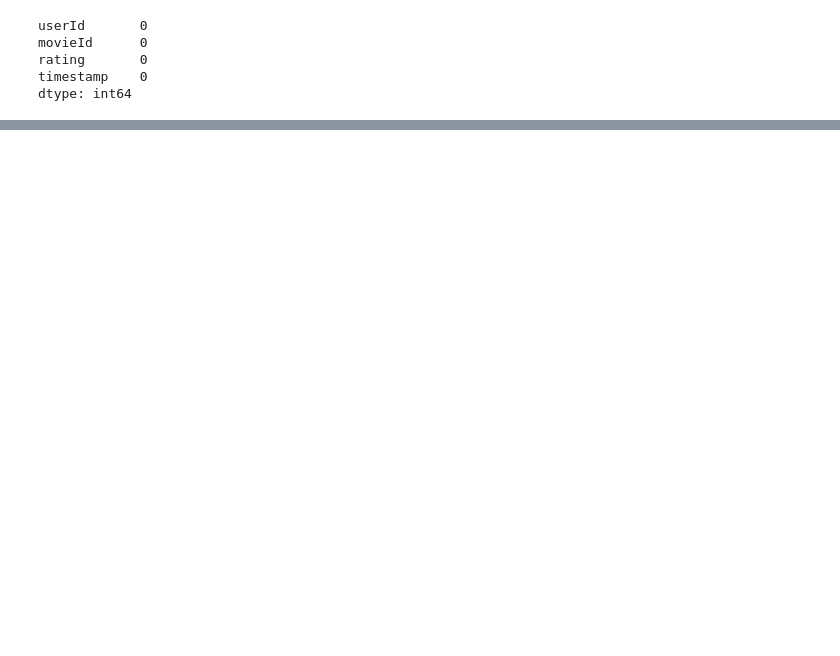
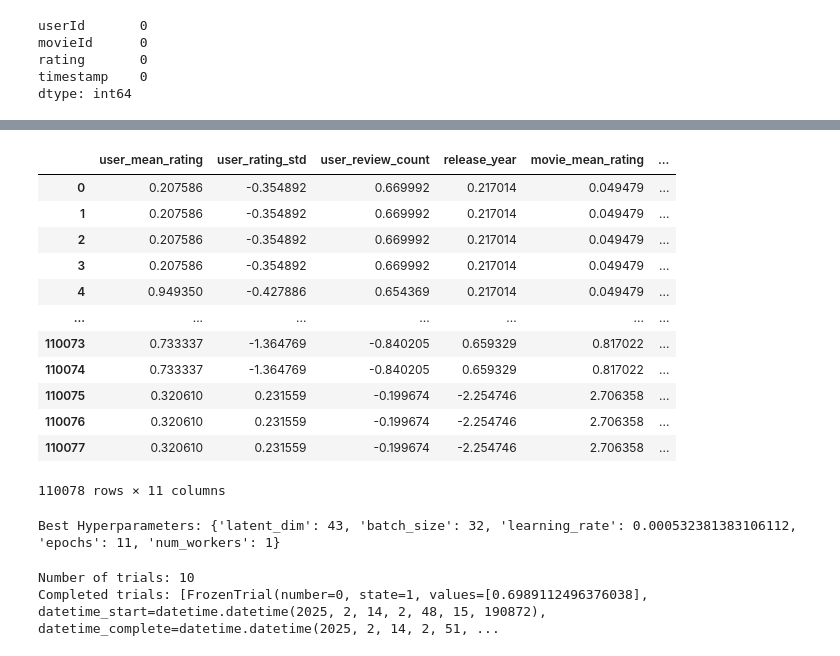
Before and after one commit to ehyecha/recommender-system, a Jupyter notebook: newMF.ipynb, the cells around one changed output, grey strips where cells are left out. Saved outputs shown, nothing was run; the diff lists cells and outputs as text; code cells hidden in the pictures; blank space fills up the shorter version.

```diff
--- a/newMF.ipynb
+++ b/newMF.ipynb
@@ -225,0 +130,5 @@ user ids tensor([0, 1, 2, 0, 1])
+# %%
+movies_metadata_exploded = movies_metadata.explode('genre_ids')
+movies_metadata_exploded.fillna({'genre_ids': 0}, inplace= True)
+# %%
+movies_metadata_exploded = movies_metadata_exploded.merge(genre_ratings, on=['userId','genre_ids'], how='left')
@@ -225,0 +155,33 @@ user ids tensor([0, 1, 2, 0, 1])
+# %%
+numeric_features_cols = ['user_mean_rating', 'user_rating_std', 'user_review_count',
+       'release_year', 'movie_mean_rating', 'movie_review_count', 'genre_ids',
+       'user_preference']
+movies_metadata_exploded.fillna({'release_year':0}, inplace=True)
+movies_metadata_exploded.fillna({'user_preference':0}, inplace=True)
+movies_metadata_exploded.fillna({'user_rating_std':0}, inplace= True)
+# %%
+numeric_features_cols = ['user_mean_rating', 'user_rating_std', 'user_review_count',
+       'release_year', 'movie_mean_rating', 'movie_review_count', 'genre_ids',
+       'user_preference']
+
+scaler = StandardScaler()
+movies_metadata_exploded[numeric_features_cols] = scaler.fit_transform(movies_metadata_exploded[numeric_features_cols])
+# %%
+target = ['user_mean_rating', 'user_rating_std', 'user_review_count',
+       'release_year', 'movie_mean_rating', 'movie_review_count', 'genre_ids',
+       'user_preference','id','userId','rating']
+movies_metadata_exploded[target]
+# %% [output]
+|  | user_mean_rating | user_rating_std | user_review_count | release_year | movie_mean_rating | ... |
+| 0 | 0.207586 | -0.354892 | 0.669992 | 0.217014 | 0.049479 | ... |
+| 1 | 0.207586 | -0.354892 | 0.669992 | 0.217014 | 0.049479 | ... |
+| 2 | 0.207586 | -0.354892 | 0.669992 | 0.217014 | 0.049479 | ... |
+| 3 | 0.207586 | -0.354892 | 0.669992 | 0.217014 | 0.049479 | ... |
+| 4 | 0.949350 | -0.427886 | 0.654369 | 0.217014 | 0.049479 | ... |
+| ... | ... | ... | ... | ... | ... | ... |
+| 110073 | 0.733337 | -1.364769 | -0.840205 | 0.659329 | 0.817022 | ... |
+| 110074 | 0.733337 | -1.364769 | -0.840205 | 0.659329 | 0.817022 | ... |
+| 110075 | 0.320610 | 0.231559 | -0.199674 | -2.254746 | 2.706358 | ... |
+| 110076 | 0.320610 | 0.231559 | -0.199674 | -2.254746 | 2.706358 | ... |
+| 110077 | 0.320610 | 0.231559 | -0.199674 | -2.254746 | 2.706358 | ... |
+110078 rows × 11 columns
@@ -225,0 +244,10 @@ user ids tensor([0, 1, 2, 0, 1])
+# %%
+print("Best Hyperparameters:", study.best_params)
+# %% [output]
+Best Hyperparameters: {'latent_dim': 43, 'batch_size': 32, 'learning_rate': 0.000532381383106112, 'epochs': 11, 'num_workers': 1}
+# %%
+print(f"Number of trials: {len(study.trials)}")
+print(f"Completed trials: {[t for t in study.trials if t.state == optuna.trial.TrialState.COMPLETE]}")
+# %% [output]
+Number of trials: 10
+Completed trials: [FrozenTrial(number=0, state=1, values=[0.6989112496376038], datetime_start=datetime.datetime(2025, 2, 14, 2, 48, 15, 190872), datetime_complete=datetime.datetime(2025, 2, 14, 2, 51, ...
```
Also changed, not shown: parts of 38 cells of this notebook, 3 other files.
